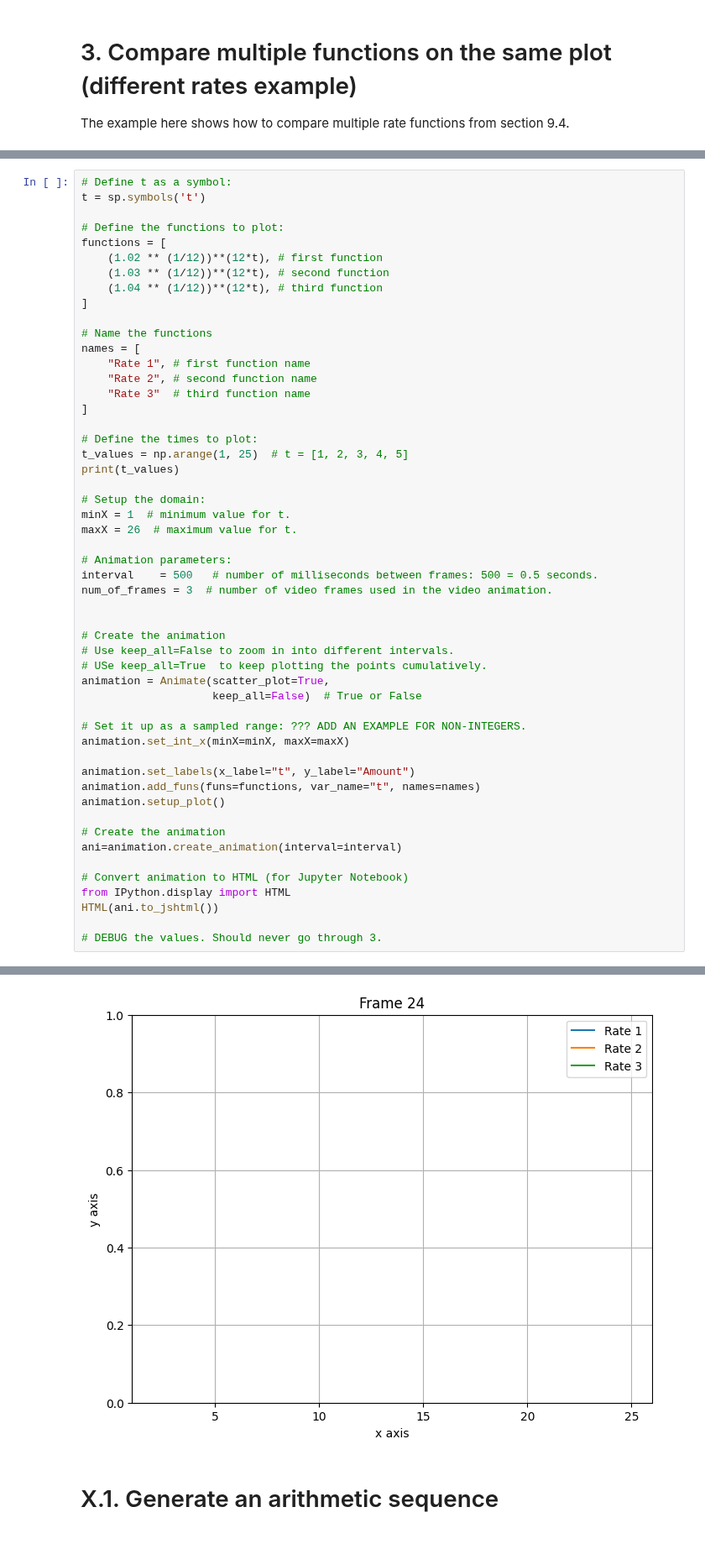
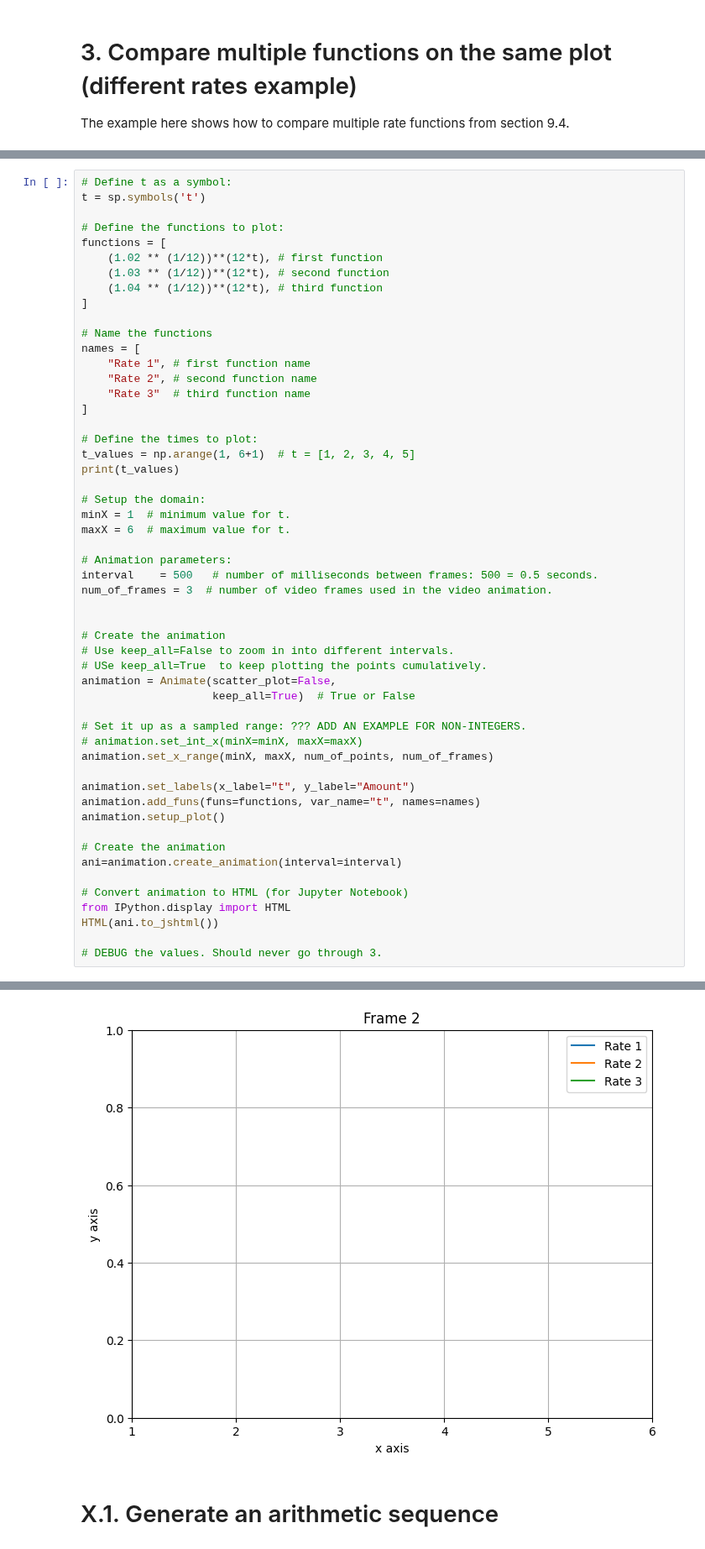
Before and after one commit to pattichis/GraphFuns2, a Jupyter notebook: homework_funs.ipynb, the cells around one changed output, grey strips where cells are left out. Shown at 84% size. Cells and saved outputs as stored; diff of their text form.

```diff
--- a/homework_funs.ipynb
+++ b/homework_funs.ipynb
@@ -163,12 +187,12 @@ names = [
 ]
 
 # Define the times to plot:
-t_values = np.arange(1, 25)  # t = [1, 2, 3, 4, 5]
+t_values = np.arange(1, 6+1)  # t = [1, 2, 3, 4, 5]
 print(t_values)
 
 # Setup the domain:
 minX = 1  # minimum value for t.
-maxX = 26  # maximum value for t.
+maxX = 6  # maximum value for t.
 
 # Animation parameters:
 interval    = 500   # number of milliseconds between frames: 500 = 0.5 seconds.
@@ -178,11 +202,12 @@ num_of_frames = 3  # number of video frames used in the video animation.
 # Create the animation
 # Use keep_all=False to zoom in into different intervals.
 # USe keep_all=True  to keep plotting the points cumulatively.
-animation = Animate(scatter_plot=True,
-                    keep_all=False)  # True or False
+animation = Animate(scatter_plot=False,
+                    keep_all=True)  # True or False
 
 # Set it up as a sampled range: ??? ADD AN EXAMPLE FOR NON-INTEGERS.
-animation.set_int_x(minX=minX, maxX=maxX)
+# animation.set_int_x(minX=minX, maxX=maxX)
+animation.set_x_range(minX, maxX, num_of_points, num_of_frames)
 
 animation.set_labels(x_label="t", y_label="Amount")
 animation.add_funs(funs=functions, var_name="t", names=names)
@@ -205,5 +226,5 @@ HTML(ani.to_jshtml())
 [interactive output not drawn]
-[figure, old version]
+[figure, new version]
 # %% [markdown]
 # X.1. Generate an arithmetic sequence
 # %%
```
Also changed, not shown: parts of 12 cells of this notebook.
